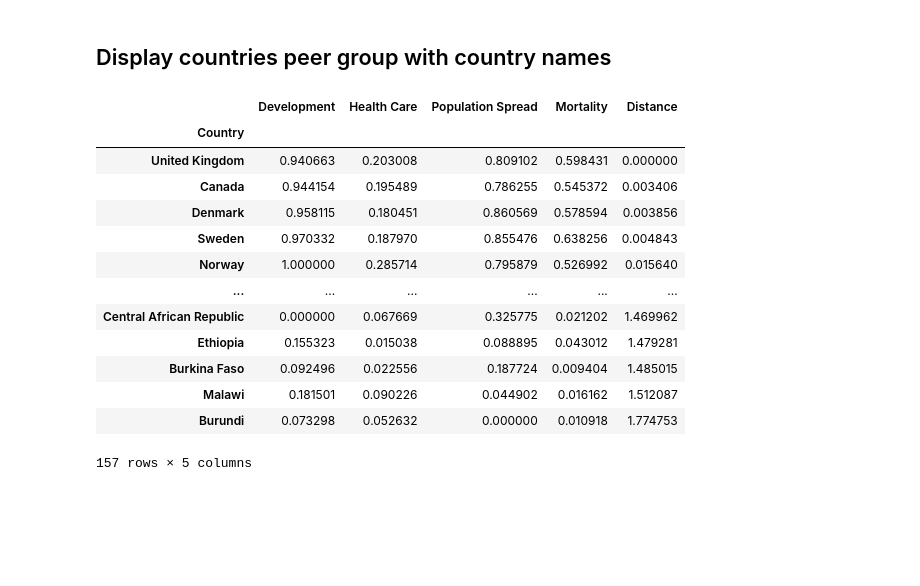
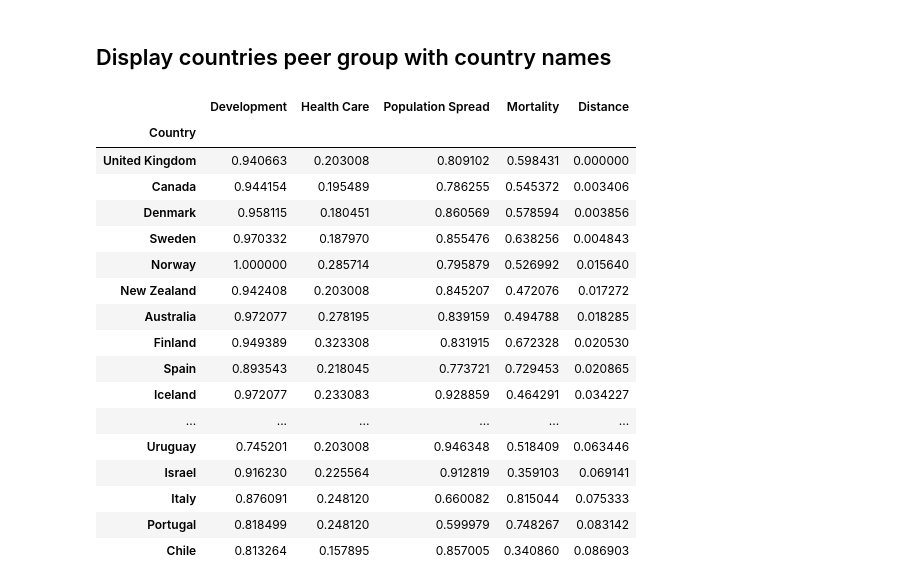
Before and after one commit to henrythier/covid-19, a Jupyter notebook: Peergroup.ipynb, the cells around one changed output. Drawn from its saved outputs; the diff is of its cells as text; code cells hidden in the pictures; blank space fills up the shorter version.

```diff
--- a/Peergroup.ipynb
+++ b/Peergroup.ipynb
@@ -242,0 +246,3 @@ Calculate the euclidean distance from the reference country.
+# %%
+country_drops = widgets.Combobox(options=country_list, value="")
+country_drops
@@ -273,19 +287,23 @@ peer_group
 ## Display countries peer group with country names
 # %%
 disp = peer_group.reset_index()
-disp.replace({'iso': country_dict}).rename(columns={'iso': 'Country'}).set_index('Country')
+disp.replace({'iso': country_dict}).rename(columns={'iso': 'Country'}).set_index('Country').head(20)
 # %% [output]
 |  | Development | Health Care | Population Spread | Mortality | Distance |
 | Country |  |  |  |  |  |
 | United Kingdom | 0.940663 | 0.203008 | 0.809102 | 0.598431 | 0.000000 |
 | Canada | 0.944154 | 0.195489 | 0.786255 | 0.545372 | 0.003406 |
 | Denmark | 0.958115 | 0.180451 | 0.860569 | 0.578594 | 0.003856 |
 | Sweden | 0.970332 | 0.187970 | 0.855476 | 0.638256 | 0.004843 |
 | Norway | 1.000000 | 0.285714 | 0.795879 | 0.526992 | 0.015640 |
+| New Zealand | 0.942408 | 0.203008 | 0.845207 | 0.472076 | 0.017272 |
+| Australia | 0.972077 | 0.278195 | 0.839159 | 0.494788 | 0.018285 |
+| Finland | 0.949389 | 0.323308 | 0.831915 | 0.672328 | 0.020530 |
+| Spain | 0.893543 | 0.218045 | 0.773721 | 0.729453 | 0.020865 |
+| Iceland | 0.972077 | 0.233083 | 0.928859 | 0.464291 | 0.034227 |
 | ... | ... | ... | ... | ... | ... |
-| Central African Republic | 0.000000 | 0.067669 | 0.325775 | 0.021202 | 1.469962 |
-| Ethiopia | 0.155323 | 0.015038 | 0.088895 | 0.043012 | 1.479281 |
-| Burkina Faso | 0.092496 | 0.022556 | 0.187724 | 0.009404 | 1.485015 |
-| Malawi | 0.181501 | 0.090226 | 0.044902 | 0.016162 | 1.512087 |
-| Burundi | 0.073298 | 0.052632 | 0.000000 | 0.010918 | 1.774753 |
+| Uruguay | 0.745201 | 0.203008 | 0.946348 | 0.518409 | 0.063446 |
+| Israel | 0.916230 | 0.225564 | 0.912819 | 0.359103 | 0.069141 |
+| Italy | 0.876091 | 0.248120 | 0.660082 | 0.815044 | 0.075333 |
+| Portugal | 0.818499 | 0.248120 | 0.599979 | 0.748267 | 0.083142 |
+| Chile | 0.813264 | 0.157895 | 0.857005 | 0.340860 | 0.086903 |
-157 rows × 5 columns
```
Also changed, not shown: parts of 14 cells of this notebook, 2 other files.
